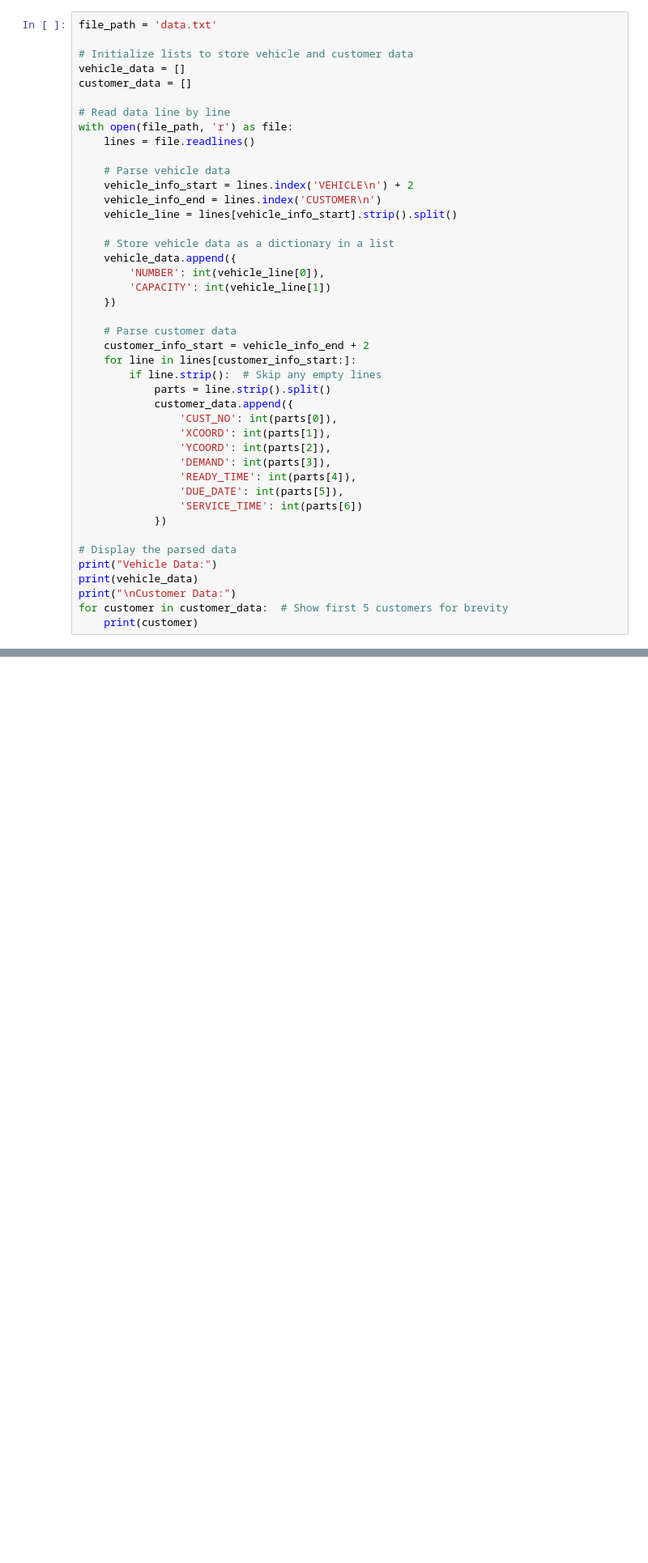
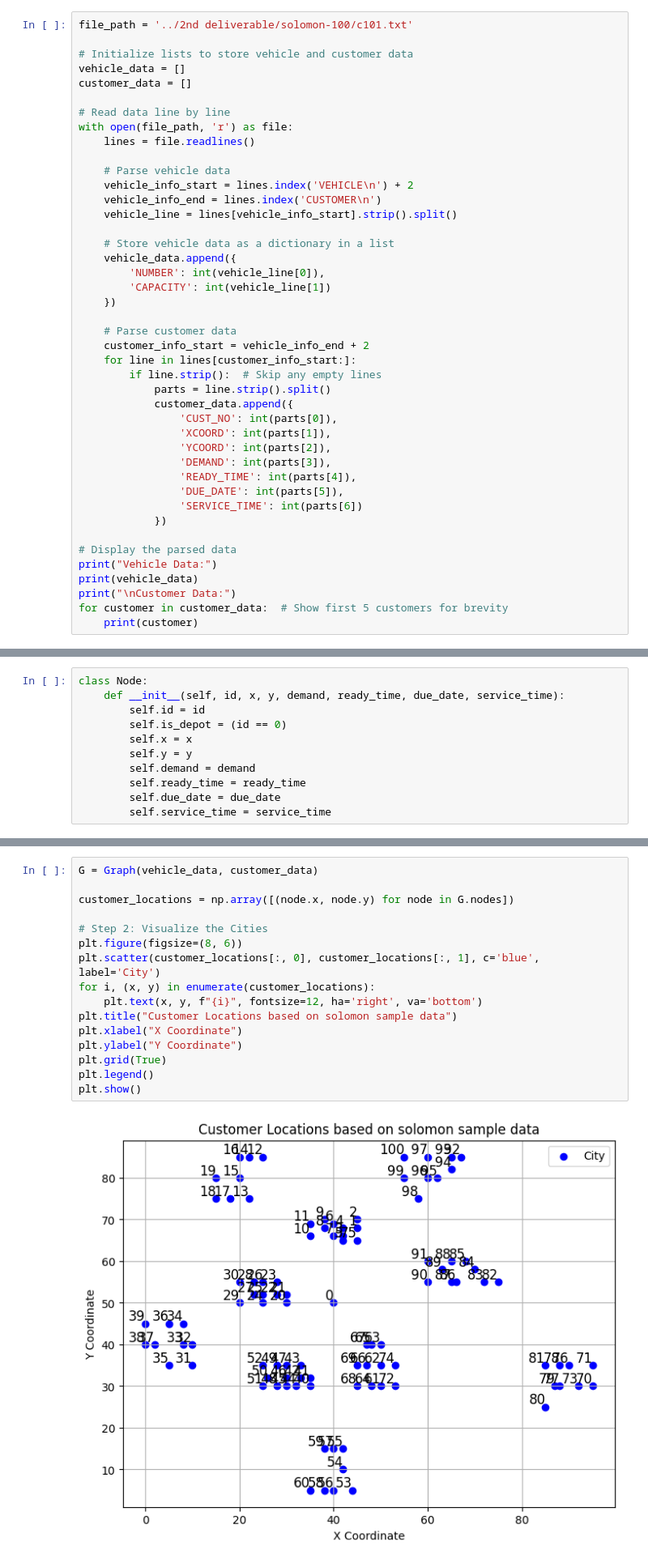
Before and after one commit to Xandeler/Advanced-Algorithms-and-Combinatorics, a Jupyter notebook: Axel workspace/from_scratch.ipynb, the cells around one changed output, grey strips where cells are left out. Shown at 81% size. Cells and saved outputs as stored; diff of their text form; blank space fills up the shorter version.

```diff
--- a/Axel workspace/from_scratch.ipynb
+++ b/Axel workspace/from_scratch.ipynb
@@ -4,5 +5,5 @@ import numpy as np
 # %%
-file_path = 'data.txt'
+file_path = '../2nd deliverable/solomon-100/c101.txt'
 
 # Initialize lists to store vehicle and customer data
 vehicle_data = []
@@ -70,0 +66,11 @@ def calculate_distance_matrix(customer_data):
+# %%
+class Node:
+    def __init__(self, id, x, y, demand, ready_time, due_date, service_time):
+        self.id = id
+        self.is_depot = (id == 0)
+        self.x = x
+        self.y = y
+        self.demand = demand
+        self.ready_time = ready_time
+        self.due_date = due_date
+        self.service_time = service_time
@@ -70,0 +125,18 @@ def calculate_distance_matrix(customer_data):
+# %%
+G = Graph(vehicle_data, customer_data)
+
+customer_locations = np.array([(node.x, node.y) for node in G.nodes])
+
+# Step 2: Visualize the Cities
+plt.figure(figsize=(8, 6))
+plt.scatter(customer_locations[:, 0], customer_locations[:, 1], c='blue', label='City')
+for i, (x, y) in enumerate(customer_locations):
+    plt.text(x, y, f"{i}", fontsize=12, ha='right', va='bottom')
+plt.title("Customer Locations based on solomon sample data")
+plt.xlabel("X Coordinate")
+plt.ylabel("Y Coordinate")
+plt.grid(True)
+plt.legend()
+plt.show()
+# %% [output]
+[figure, added]
```
Also changed, not shown: parts of 4 cells of this notebook, 57 other files.
